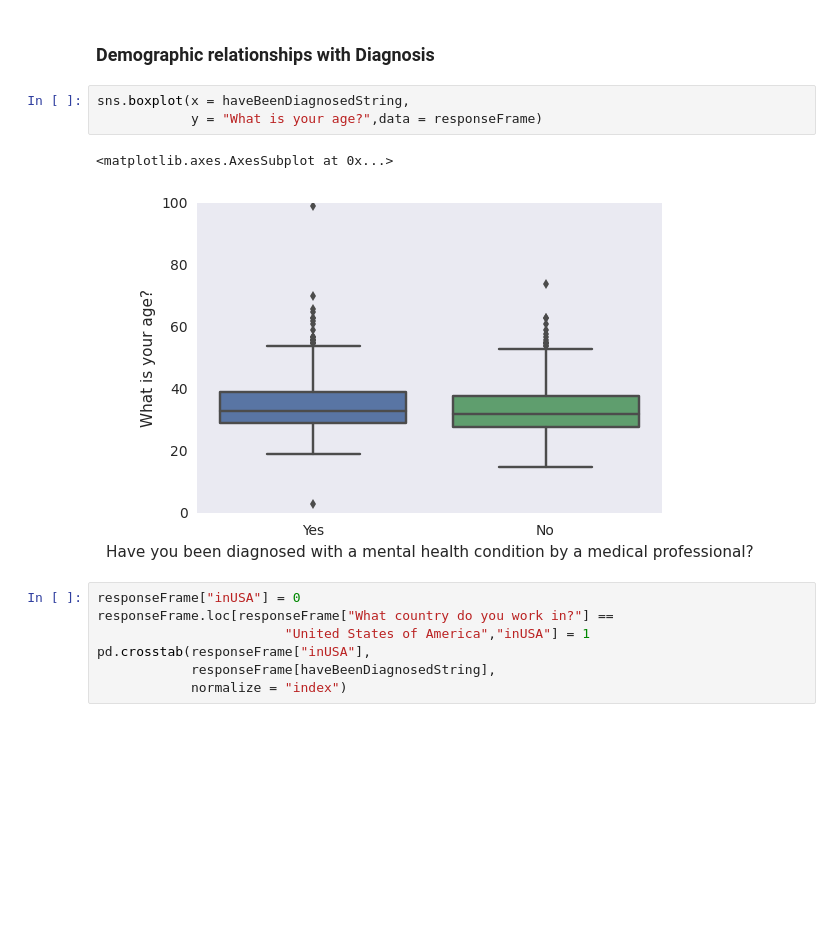
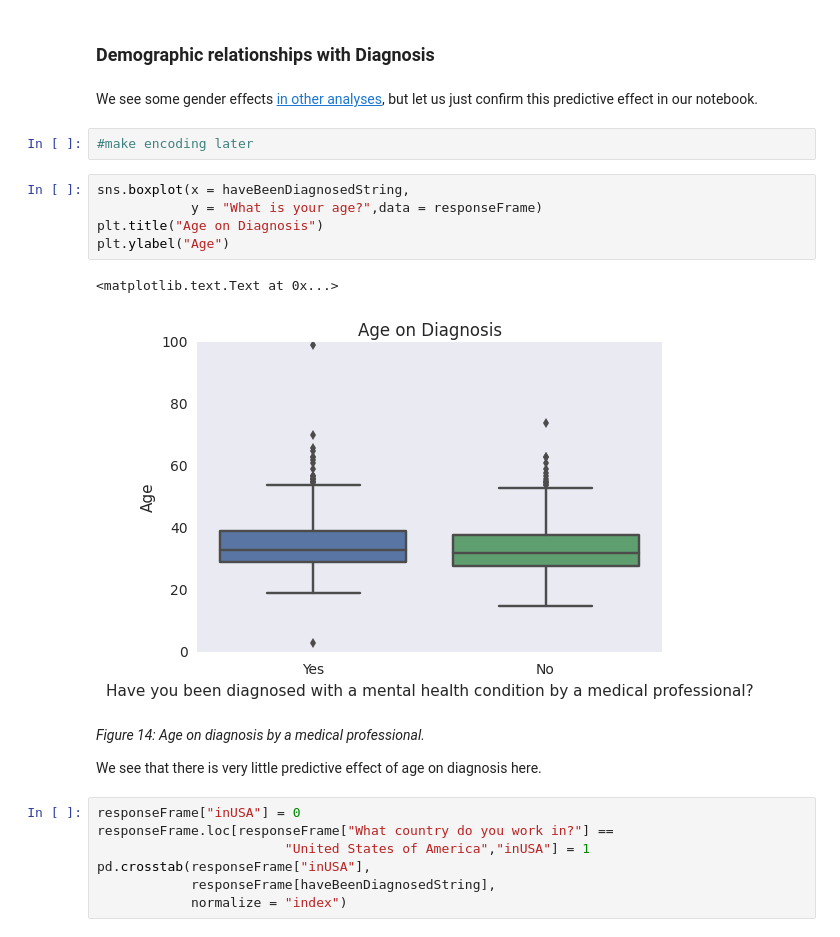
Before and after one commit to PLBMR/mentalHealthDataAnalysis, a Jupyter notebook: osmiMentalHealthInTech/analysis/exploratoryDataAnalysis.ipynb, the cells around one changed output. Cells and saved outputs as stored; diff of their text form; blank space fills up the shorter version.

```diff
--- a/osmiMentalHealthInTech/analysis/exploratoryDataAnalysis.ipynb
+++ b/osmiMentalHealthInTech/analysis/exploratoryDataAnalysis.ipynb
@@ -459,12 +459,22 @@ _Table 4: Cross-tabulation relating those who currently have a mental health dis
 There are a couple of interpretation issues to address here.
 # %% [markdown]
 ### Demographic relationships with Diagnosis
+# %% [markdown]
+We see some gender effects [in other analyses](https://github.com/JCardenasRdz/Data.World/blob/master/OSMI_Mental_Health_2016/2017-03-04_JCR_Gender_Effect.ipynb), but let us just confirm this predictive effect in our notebook.
+# %%
+#make encoding later
 # %%
 sns.boxplot(x = haveBeenDiagnosedString,
             y = "What is your age?",data = responseFrame)
+plt.title("Age on Diagnosis")
+plt.ylabel("Age")
 # %% [output]
-<matplotlib.axes.AxesSubplot at 0x...>
+<matplotlib.text.Text at 0x...>
-[figure, old version]
+[figure, new version]
+# %% [markdown]
+_Figure 14: Age on diagnosis by a medical professional._
+
+We see that there is very little predictive effect of age on diagnosis here.
 # %%
 responseFrame["inUSA"] = 0
 responseFrame.loc[responseFrame["What country do you work in?"] ==
```
Also changed, not shown: parts of 7 cells of this notebook.
